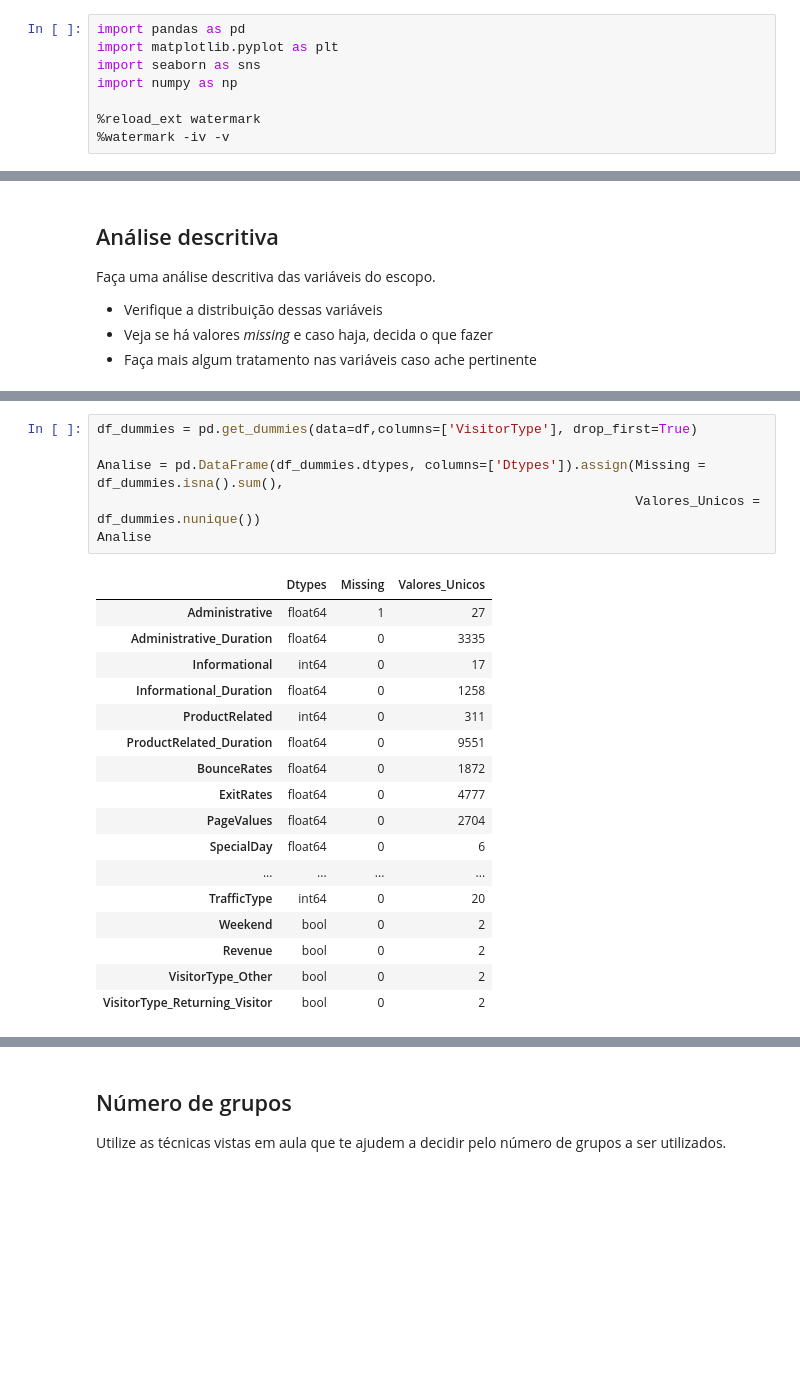
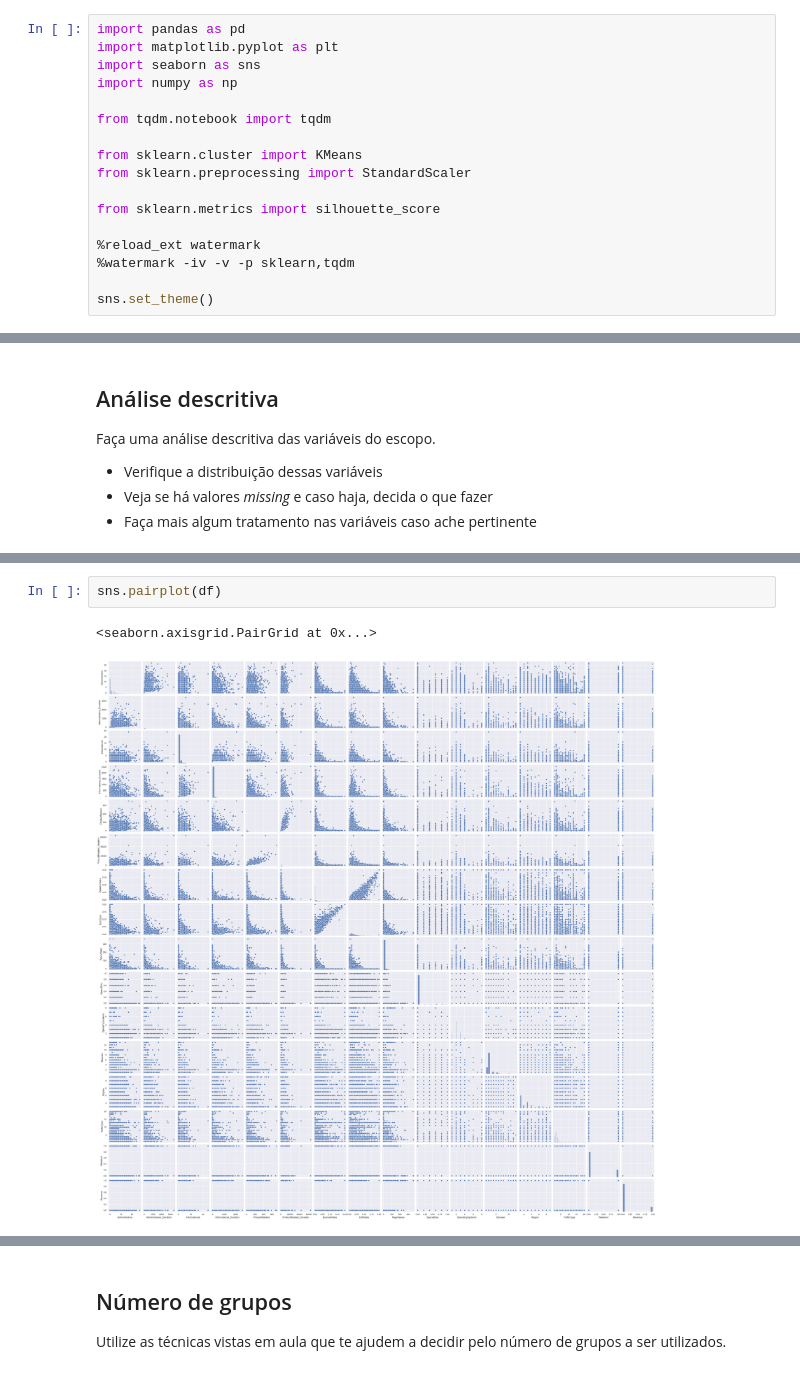
Before and after one commit to marceloaires7/EBAC-Exercicios, a Jupyter notebook: Exercício_Cientista_de_dados_Módulo29/mod29_tarefa.ipynb, the cells around one changed output, grey strips where cells are left out. Saved outputs shown, nothing was run; the diff lists cells and outputs as text; blank space fills up the shorter version.

```diff
--- a/Exercício_Cientista_de_dados_Módulo29/mod29_tarefa.ipynb
+++ b/Exercício_Cientista_de_dados_Módulo29/mod29_tarefa.ipynb
@@ -41,8 +41,17 @@ import matplotlib.pyplot as plt
 import seaborn as sns
 import numpy as np
 
+from tqdm.notebook import tqdm
+
+from sklearn.cluster import KMeans
+from sklearn.preprocessing import StandardScaler
+
+from sklearn.metrics import silhouette_score
+
 %reload_ext watermark
-%watermark -iv -v
+%watermark -iv -v -p sklearn,tqdm
+
+sns.set_theme()
 # %% [output]
 Python implementation: CPython
 Python version       : 3.11.5
@@ -100,27 +112,8 @@ Analise
 | VisitorType | object | 0 | 3 |
 | Weekend | bool | 0 | 2 |
 | Revenue | bool | 0 | 2 |
-# %%
-df_dummies = pd.get_dummies(data=df,columns=['VisitorType'], drop_first=True)
-
-Analise = pd.DataFrame(df_dummies.dtypes, columns=['Dtypes']).assign(Missing = df_dummies.isna().sum(),
-                                                                     Valores_Unicos = df_dummies.nunique())
-Analise
-# %% [output]
-|  | Dtypes | Missing | Valores_Unicos |
-| Administrative | float64 | 1 | 27 |
-| Administrative_Duration | float64 | 0 | 3335 |
-| Informational | int64 | 0 | 17 |
-| Informational_Duration | float64 | 0 | 1258 |
-| ProductRelated | int64 | 0 | 311 |
-| ProductRelated_Duration | float64 | 0 | 9551 |
-| BounceRates | float64 | 0 | 1872 |
-| ExitRates | float64 | 0 | 4777 |
-| PageValues | float64 | 0 | 2704 |
-| SpecialDay | float64 | 0 | 6 |
-| ... | ... | ... | ... |
-| TrafficType | int64 | 0 | 20 |
-| Weekend | bool | 0 | 2 |
-| Revenue | bool | 0 | 2 |
-| VisitorType_Other | bool | 0 | 2 |
-| VisitorType_Returning_Visitor | bool | 0 | 2 |
+# %%
+sns.pairplot(df)
+# %% [output]
+<seaborn.axisgrid.PairGrid at 0x...>
+[figure, added]
```
Also changed, not shown: parts of 16 cells of this notebook, 1 other file.
